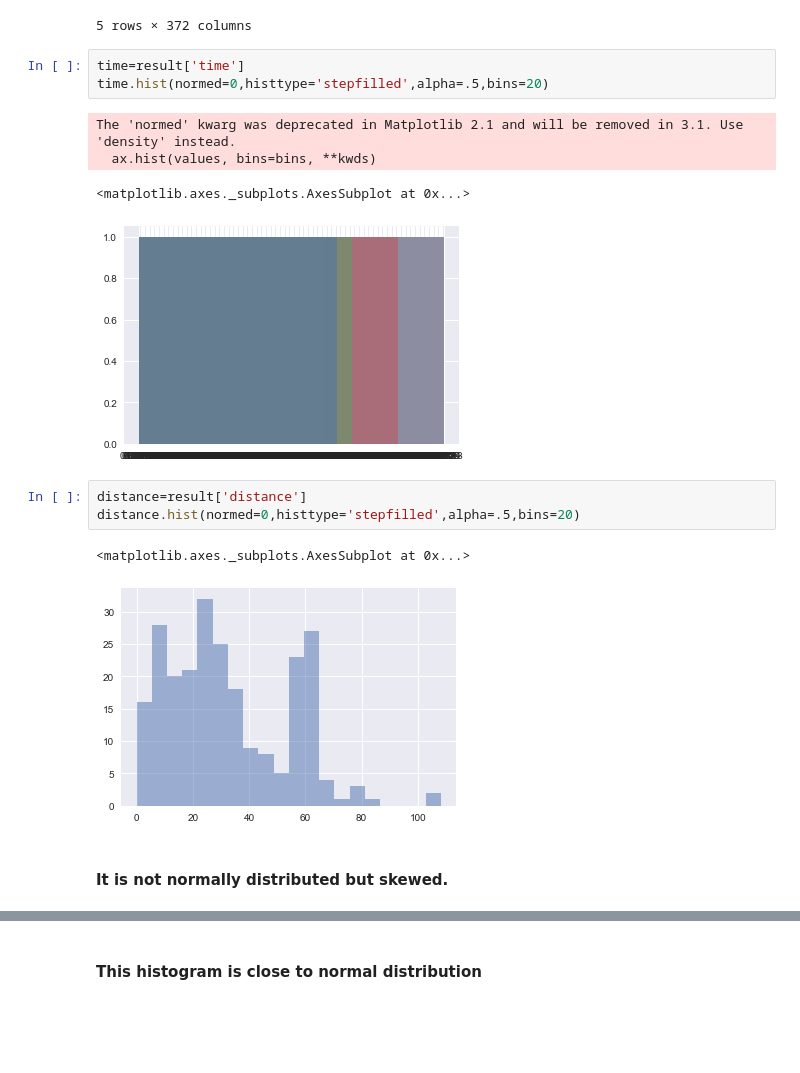
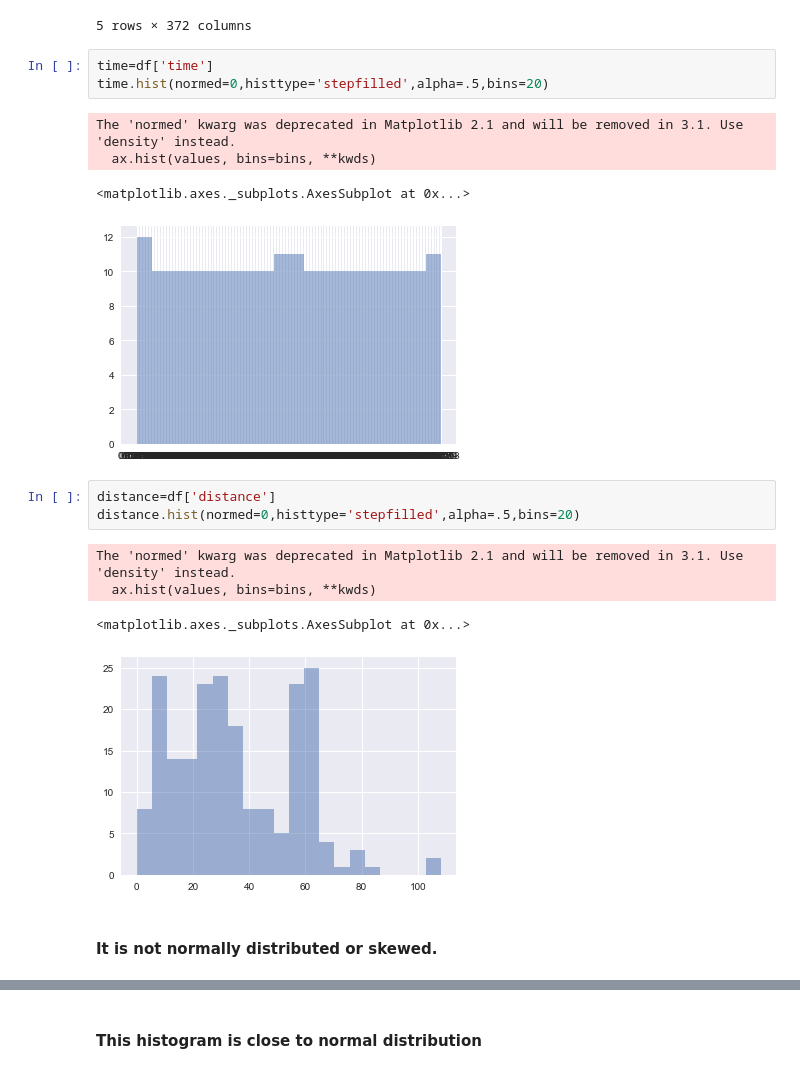
Before and after one commit to garyliu427/portfolio-2019-garyliu427, a Jupyter notebook: Portfolio 1.ipynb, the cells around one changed output, grey strips where cells are left out. Drawn from its saved outputs; the diff is of its cells as text; blank space fills up the shorter version.

```diff
--- a/Portfolio 1.ipynb
+++ b/Portfolio 1.ipynb
@@ -141,19 +141,21 @@ df.head()
 | 2018-02-09 19:18:03+00:00 | 02/10/18 | 06:18:03 | 2018_02_10_06_18_03.json | 189.918 | 0.70865 | 125.8670 | 1.31962 | ... |
 5 rows × 372 columns
 # %%
-time=result['time']
+time=df['time']
 time.hist(normed=0,histtype='stepfilled',alpha=.5,bins=20)
 # %% [output]
 The 'normed' kwarg was deprecated in Matplotlib 2.1 and will be removed in 3.1. Use 'density' instead.
   ax.hist(values, bins=bins, **kwds)
 <matplotlib.axes._subplots.AxesSubplot at 0x...>
-[figure, old version]
+[figure, new version]
 # %%
-distance=result['distance']
+distance=df['distance']
 distance.hist(normed=0,histtype='stepfilled',alpha=.5,bins=20)
 # %% [output]
-<matplotlib.axes._subplots.AxesSubplot at 0x...>
+The 'normed' kwarg was deprecated in Matplotlib 2.1 and will be removed in 3.1. Use 'density' instead.
+  ax.hist(values, bins=bins, **kwds)
+<matplotlib.axes._subplots.AxesSubplot at 0x...>
-[figure, old version]
+[figure, new version]
 # %% [markdown]
-#### It is not normally distributed but skewed.
+#### It is not normally distributed or skewed.
 # %%
```
Also changed, not shown: parts of 9 cells of this notebook.
